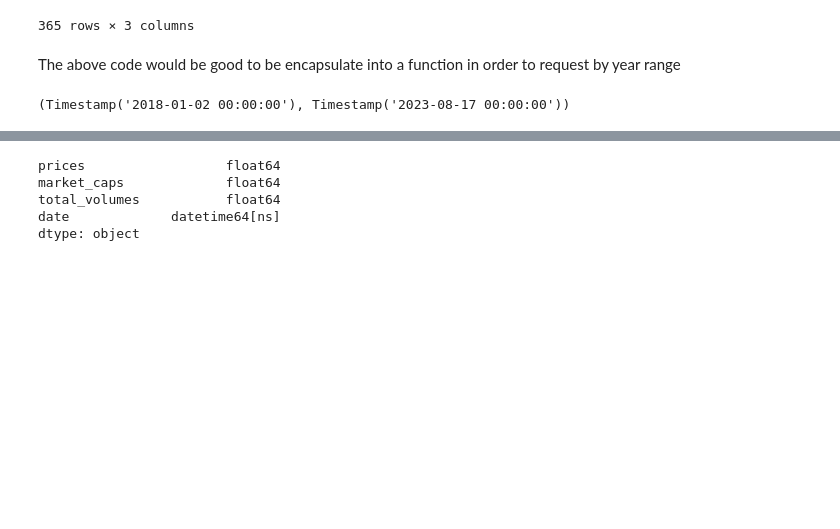
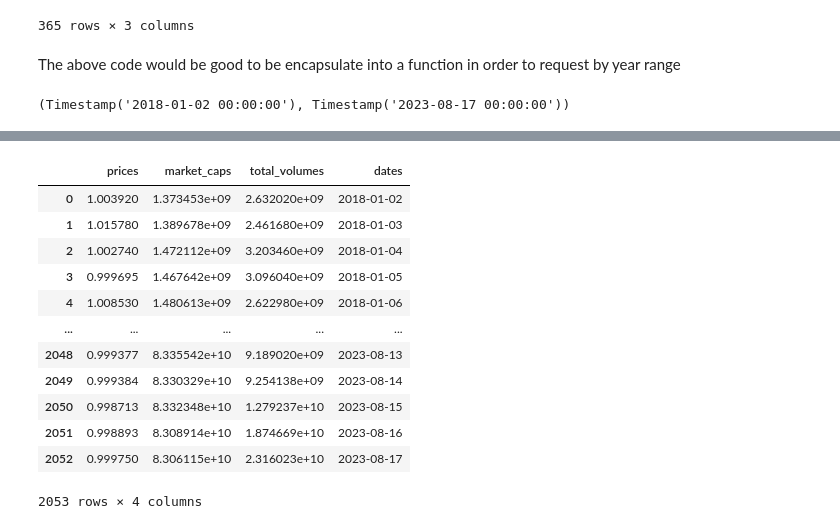
Before and after one commit to someonefrom93/PIDA_J_DIEGO, a Jupyter notebook: eda_gecko.ipynb, the cells around one changed output, grey strips where cells are left out. Drawn from its saved outputs; the diff is of its cells as text; code cells hidden in the pictures; blank space fills up the shorter version.

```diff
--- a/eda_gecko.ipynb
+++ b/eda_gecko.ipynb
@@ -472,9 +499,17 @@ market_chart_coin_df["total_volumes"] = market_chart_coin_df["total_volumes"].ap
-# %%
-market_chart_coin_df.dtypes
-# %% [output]
-prices                  float64
-market_caps             float64
-total_volumes           float64
-date             datetime64[ns]
-dtype: object
+# %%
+coin_market_chart
+# %% [output]
+|  | prices | market_caps | total_volumes | dates |
+| 0 | 1.003920 | 1.373453e+09 | 2.632020e+09 | 2018-01-02 |
+| 1 | 1.015780 | 1.389678e+09 | 2.461680e+09 | 2018-01-03 |
+| 2 | 1.002740 | 1.472112e+09 | 3.203460e+09 | 2018-01-04 |
+| 3 | 0.999695 | 1.467642e+09 | 3.096040e+09 | 2018-01-05 |
+| 4 | 1.008530 | 1.480613e+09 | 2.622980e+09 | 2018-01-06 |
+| ... | ... | ... | ... | ... |
+| 2048 | 0.999377 | 8.335542e+10 | 9.189020e+09 | 2023-08-13 |
+| 2049 | 0.999384 | 8.330329e+10 | 9.254138e+09 | 2023-08-14 |
+| 2050 | 0.998713 | 8.332348e+10 | 1.279237e+10 | 2023-08-15 |
+| 2051 | 0.998893 | 8.308914e+10 | 1.874669e+10 | 2023-08-16 |
+| 2052 | 0.999750 | 8.306115e+10 | 2.316023e+10 | 2023-08-17 |
+2053 rows × 4 columns
 # %%
```
Also changed, not shown: parts of 23 cells of this notebook.
